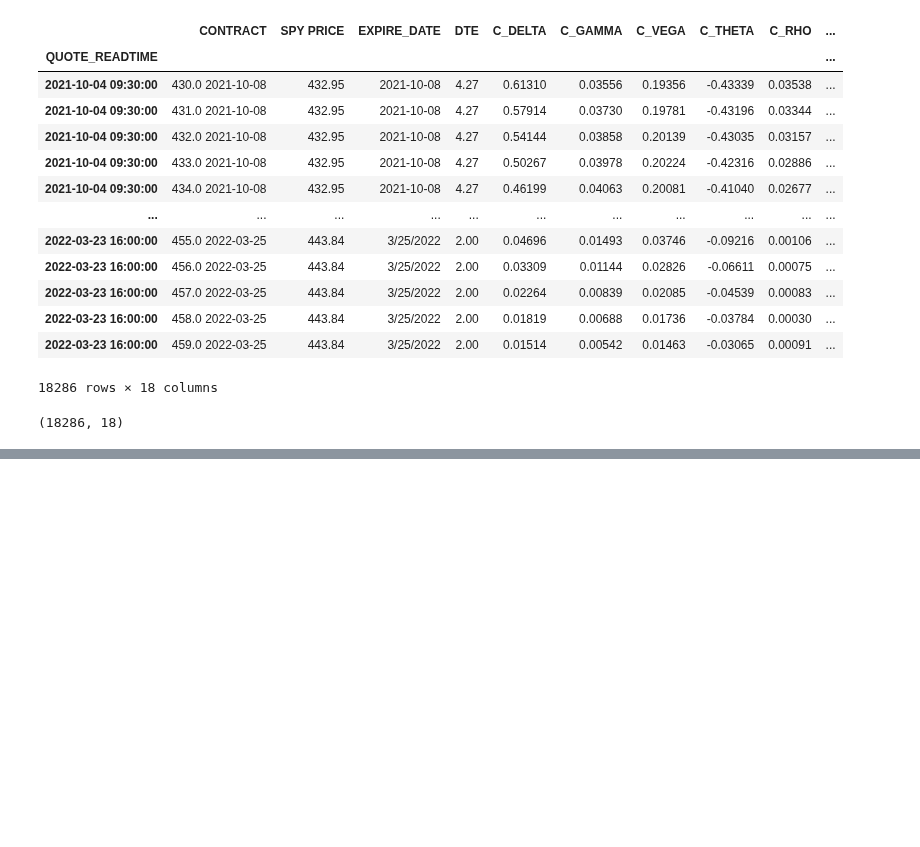
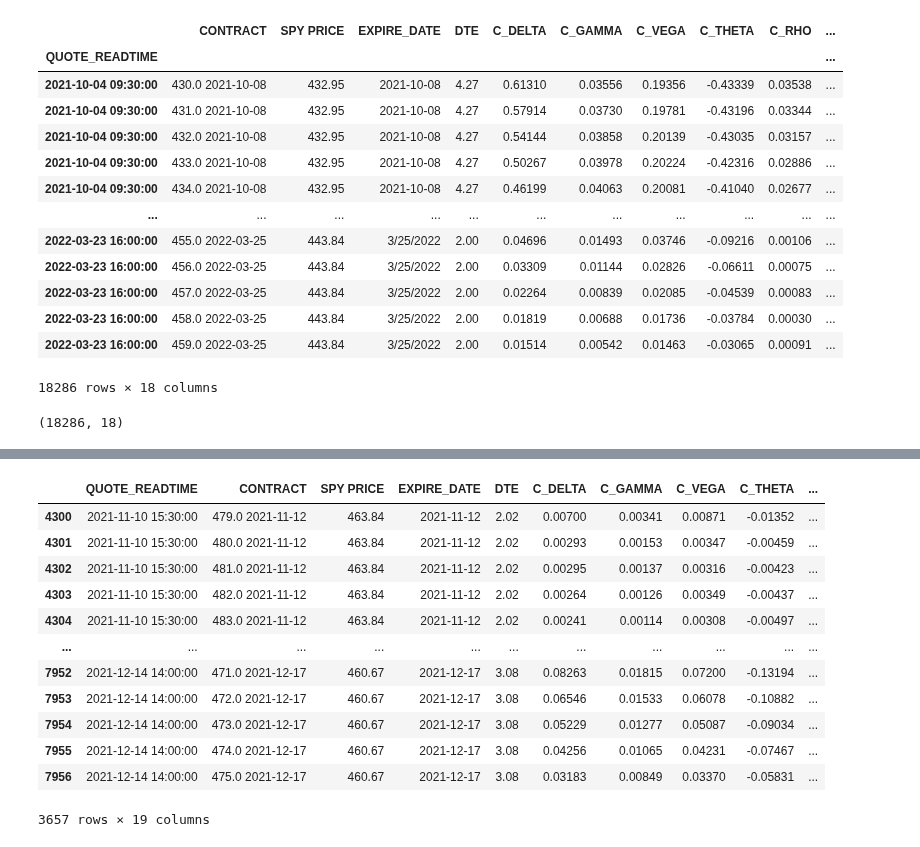
Before and after one commit to aarch23/OptYx, a Jupyter notebook: SPY2021V2.ipynb, the cells around one changed output, grey strips where cells are left out. Saved outputs shown, nothing was run; the diff lists cells and outputs as text; code cells hidden in the pictures; blank space fills up the shorter version.

```diff
--- a/SPY2021V2.ipynb
+++ b/SPY2021V2.ipynb
@@ -302,0 +329,17 @@ q4_21_q1_22.to_csv("./Resources/q4_21_q1_22.csv", index=True)
+# %%
+test_2qs = df.iloc[4300:7957]
+test_2qs
+# %% [output]
+|  | QUOTE_READTIME | CONTRACT | SPY PRICE | EXPIRE_DATE | DTE | C_DELTA | C_GAMMA | C_VEGA | C_THETA | ... |
+| 4300 | 2021-11-10 15:30:00 | 479.0 2021-11-12 | 463.84 | 2021-11-12 | 2.02 | 0.00700 | 0.00341 | 0.00871 | -0.01352 | ... |
+| 4301 | 2021-11-10 15:30:00 | 480.0 2021-11-12 | 463.84 | 2021-11-12 | 2.02 | 0.00293 | 0.00153 | 0.00347 | -0.00459 | ... |
+| 4302 | 2021-11-10 15:30:00 | 481.0 2021-11-12 | 463.84 | 2021-11-12 | 2.02 | 0.00295 | 0.00137 | 0.00316 | -0.00423 | ... |
+| 4303 | 2021-11-10 15:30:00 | 482.0 2021-11-12 | 463.84 | 2021-11-12 | 2.02 | 0.00264 | 0.00126 | 0.00349 | -0.00437 | ... |
+| 4304 | 2021-11-10 15:30:00 | 483.0 2021-11-12 | 463.84 | 2021-11-12 | 2.02 | 0.00241 | 0.00114 | 0.00308 | -0.00497 | ... |
+| ... | ... | ... | ... | ... | ... | ... | ... | ... | ... | ... |
+| 7952 | 2021-12-14 14:00:00 | 471.0 2021-12-17 | 460.67 | 2021-12-17 | 3.08 | 0.08263 | 0.01815 | 0.07200 | -0.13194 | ... |
+| 7953 | 2021-12-14 14:00:00 | 472.0 2021-12-17 | 460.67 | 2021-12-17 | 3.08 | 0.06546 | 0.01533 | 0.06078 | -0.10882 | ... |
+| 7954 | 2021-12-14 14:00:00 | 473.0 2021-12-17 | 460.67 | 2021-12-17 | 3.08 | 0.05229 | 0.01277 | 0.05087 | -0.09034 | ... |
+| 7955 | 2021-12-14 14:00:00 | 474.0 2021-12-17 | 460.67 | 2021-12-17 | 3.08 | 0.04256 | 0.01065 | 0.04231 | -0.07467 | ... |
+| 7956 | 2021-12-14 14:00:00 | 475.0 2021-12-17 | 460.67 | 2021-12-17 | 3.08 | 0.03183 | 0.00849 | 0.03370 | -0.05831 | ... |
+3657 rows × 19 columns
```
Also changed, not shown: parts of 13 cells of this notebook.
